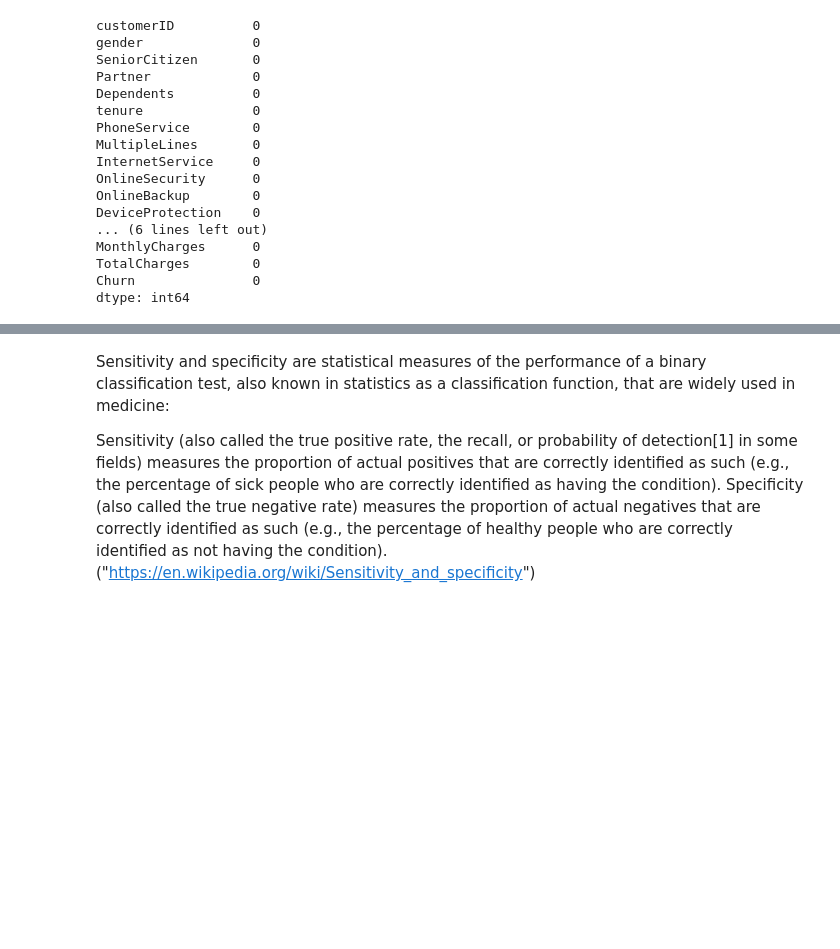
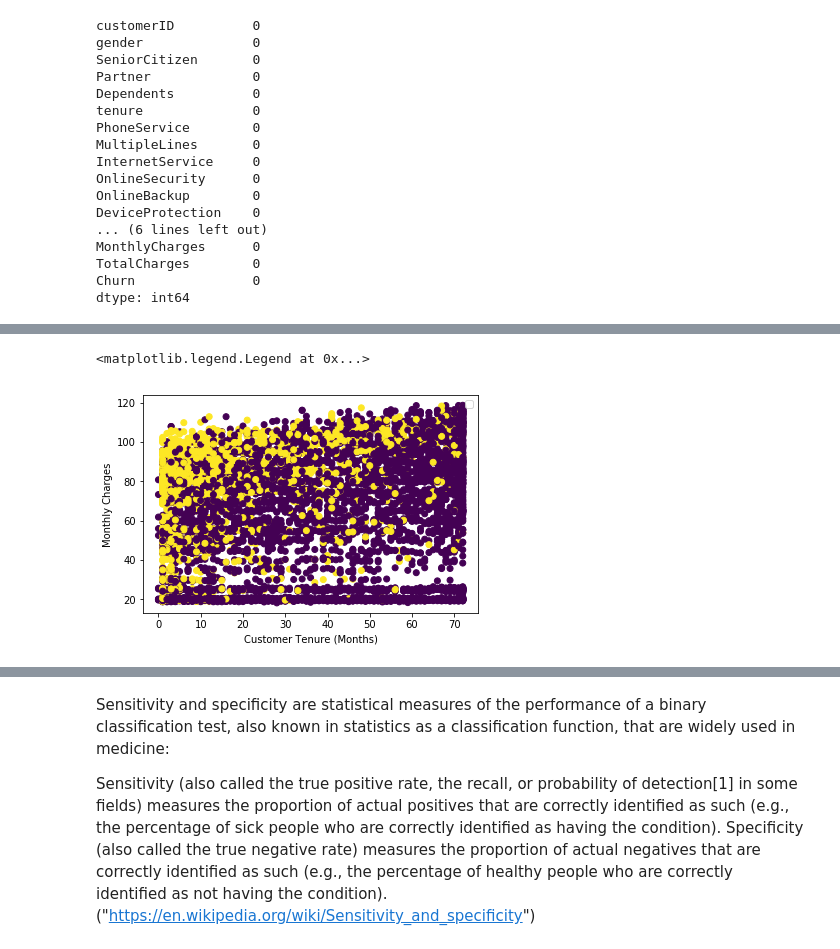
Before and after one commit to nhlalwenhle/Logistic-Regression, a Jupyter notebook: Logistic_regression.ipynb, the cells around one changed output, grey strips where cells are left out. Saved outputs shown, nothing was run; the diff lists cells and outputs as text; code cells hidden in the pictures; blank space fills up the shorter version.

```diff
--- a/Logistic_regression.ipynb
+++ b/Logistic_regression.ipynb
@@ -126,0 +156,3 @@ AttributeError: 'float' object has no attribute 'fillna'
+# %%
+y = data2['Churn']
+X = data2.drop(['Churn'], axis=1)
@@ -126,0 +267,11 @@ AttributeError: 'float' object has no attribute 'fillna'
+# %%
+from matplotlib import pyplot as plt
+plt.scatter(
+    data2['tenure'],
+    data2['MonthlyCharges'], c=y)
+plt.xlabel('Customer Tenure (Months)')
+plt.ylabel('Monthly Charges')
+plt.legend("MonthlyCharges", "tenure")
+# %% [output]
+<matplotlib.legend.Legend at 0x...>
+[figure, added]
```
Also changed, not shown: parts of 55 cells of this notebook.
